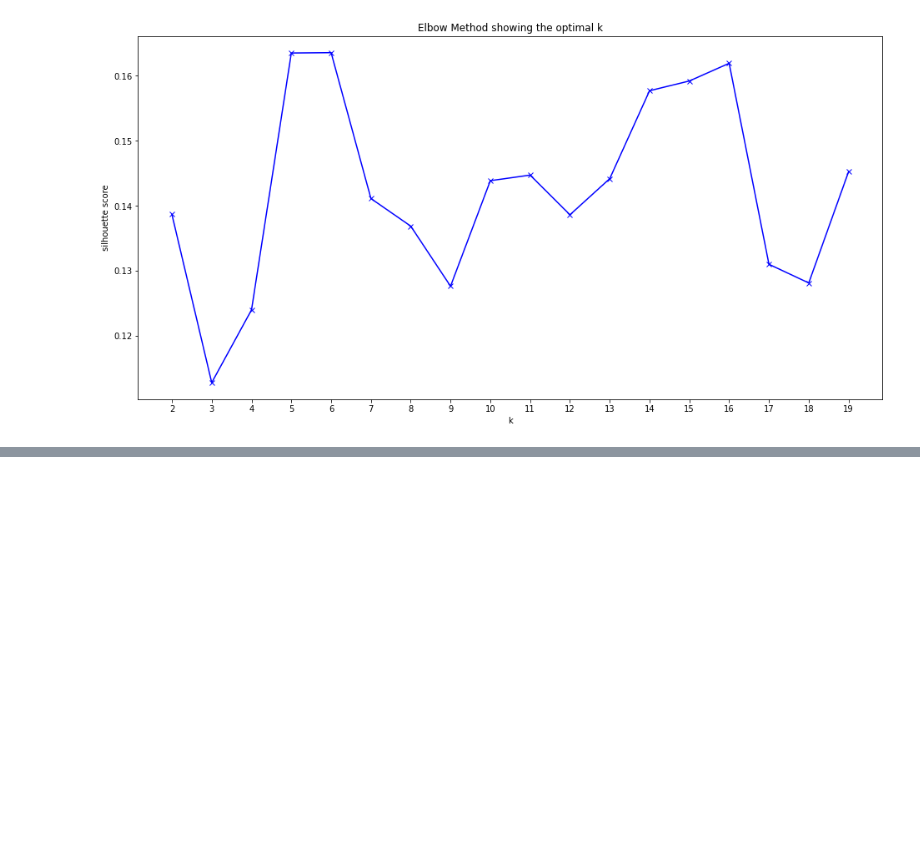
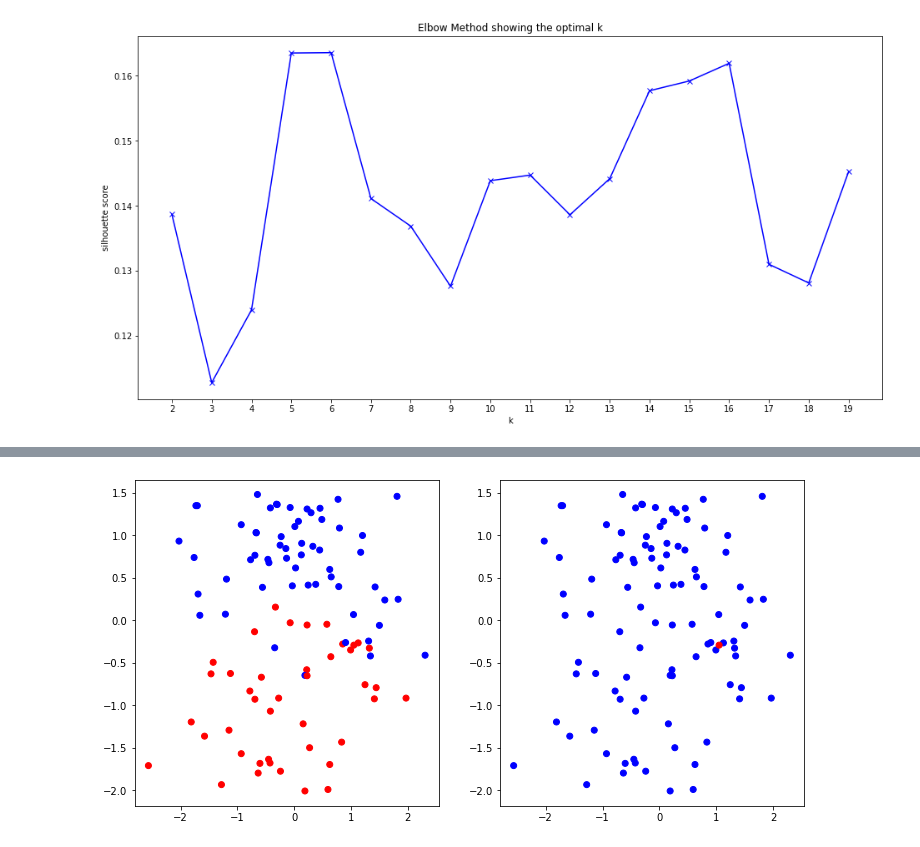
Before and after one commit to Fyanli/Bootcamp-Lab, a Jupyter notebook: week6/lab.unsupervised_learning.ipynb, the cells around one changed output, grey strips where cells are left out. Drawn from its saved outputs; the diff is of its cells as text; code cells hidden in the pictures; blank space fills up the shorter version.

```diff
--- a/week6/lab.unsupervised_learning.ipynb
+++ b/week6/lab.unsupervised_learning.ipynb
@@ -292,0 +375,21 @@ Text(0.5, 1.0, 'Elbow Method showing the optimal k')
+# %%
+n_samples = 1500
+X, y = datasets.make_moons(n_samples=n_samples, noise=.05)
+X = StandardScaler().fit_transform(X)
+
+kmeans = cluster.KMeans(n_clusters=2)
+kmeans.fit(X_prep)
+y1_pred = kmeans.predict(X_prep)
+
+
+single = cluster.AgglomerativeClustering(n_clusters=2, linkage='single')
+y2_pred = single.fit_predict(X_prep)
+
+
+options, charts = plt.subplots(1, 2, figsize=(12, 6))
+colors = np.array(['blue', 'red'])
+charts[0].scatter(X_prep[:, 0], X_prep[:, 1], color=colors[y1_pred])
+charts[1].scatter(X_prep[:, 0], X_prep[:, 1], color=colors[y2_pred])
+plt.show()
+# %% [output]
+[figure, added]
```
Also changed, not shown: parts of 10 cells of this notebook.
